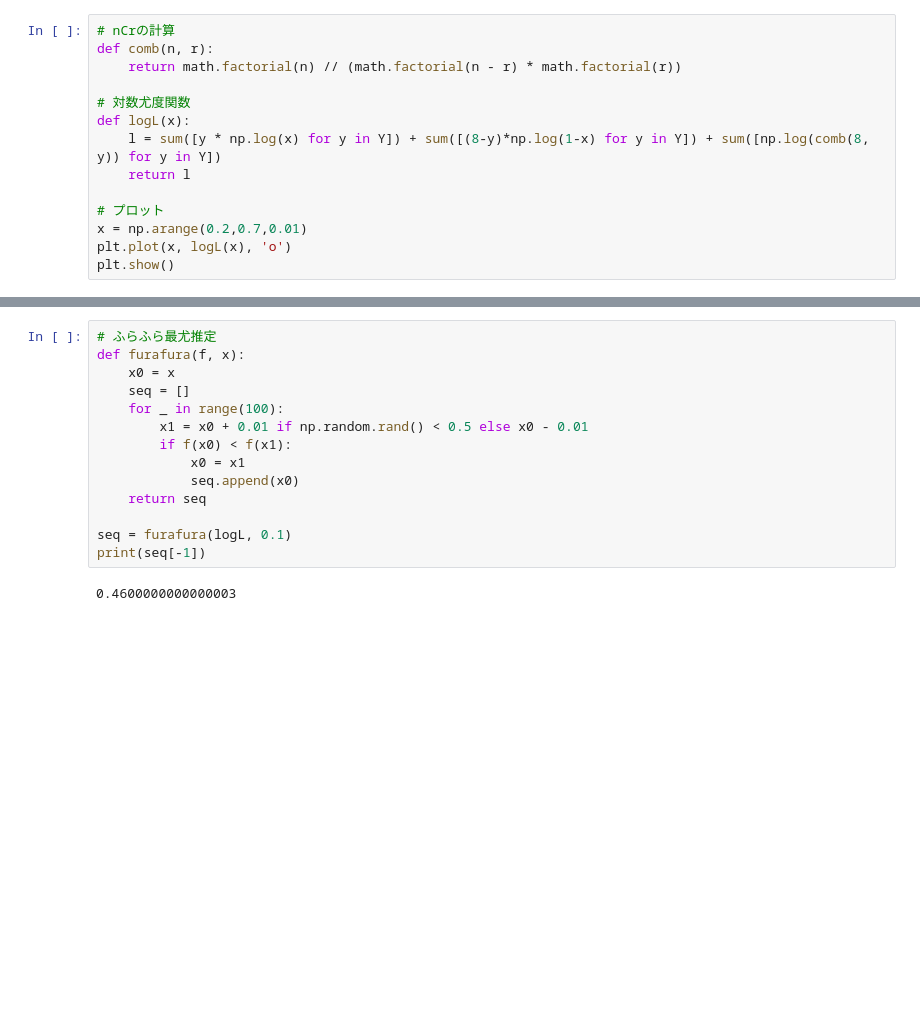
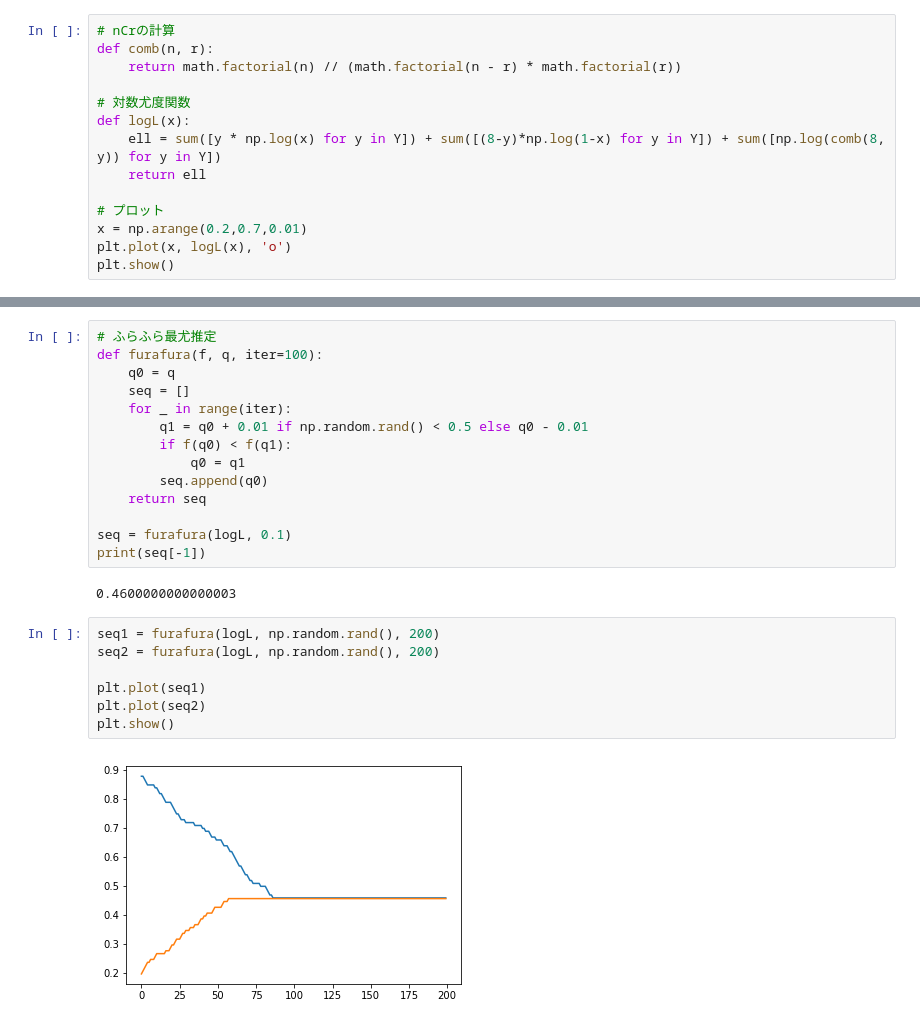
Before and after one commit to tsato-code/python_script, a Jupyter notebook: kubo8.ipynb, the cells around one changed output, grey strips where cells are left out. Cells and saved outputs as stored; diff of their text form; blank space fills up the shorter version.

```diff
--- a/kubo8.ipynb
+++ b/kubo8.ipynb
@@ -15,8 +34,8 @@ def comb(n, r):
 
 # 対数尤度関数
 def logL(x):
-    l = sum([y * np.log(x) for y in Y]) + sum([(8-y)*np.log(1-x) for y in Y]) + sum([np.log(comb(8, y)) for y in Y])
-    return l
+    ell = sum([y * np.log(x) for y in Y]) + sum([(8-y)*np.log(1-x) for y in Y]) + sum([np.log(comb(8, y)) for y in Y])
+    return ell
 
 # プロット
 x = np.arange(0.2,0.7,0.01)
@@ -27,18 +60,27 @@ plt.show()
 # %%
 # ふらふら最尤推定
-def furafura(f, x):
-    x0 = x
+def furafura(f, q, iter=100):
+    q0 = q
     seq = []
-    for _ in range(100):
-        x1 = x0 + 0.01 if np.random.rand() < 0.5 else x0 - 0.01
-        if f(x0) < f(x1):
-            x0 = x1
-            seq.append(x0)
+    for _ in range(iter):
+        q1 = q0 + 0.01 if np.random.rand() < 0.5 else q0 - 0.01
+        if f(q0) < f(q1):
+            q0 = q1
+        seq.append(q0)
     return seq
 
 seq = furafura(logL, 0.1)
 print(seq[-1])
 # %% [output]
 0.4600000000000003
+# %%
+seq1 = furafura(logL, np.random.rand(), 200)
+seq2 = furafura(logL, np.random.rand(), 200)
+
+plt.plot(seq1)
+plt.plot(seq2)
+plt.show()
+# %% [output]
+[figure, added]
 # %%
 # scipy の optimize 関数を利用
```
Also changed, not shown: parts of 12 cells of this notebook.
